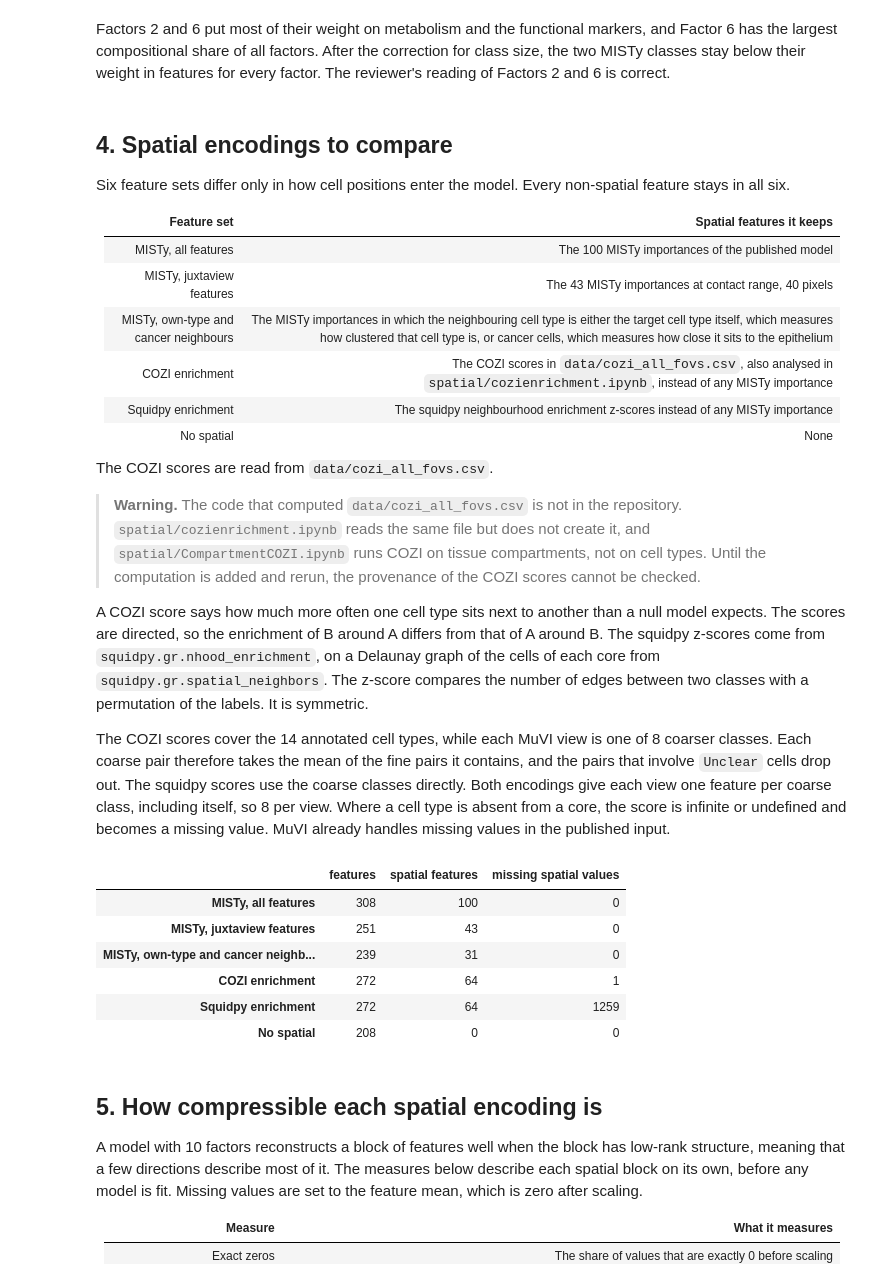
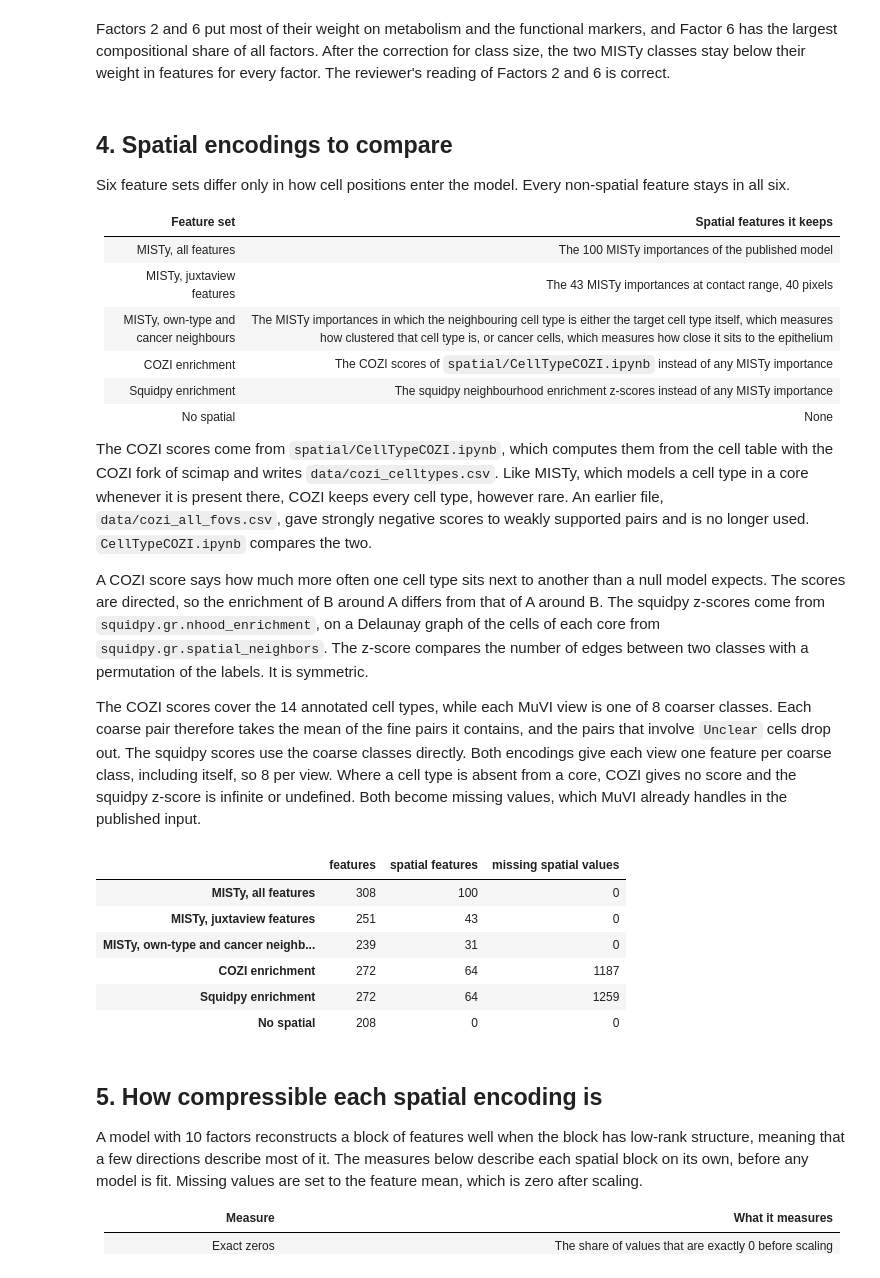
Before and after one commit to HartmannLab/MIBI-Analysis_Hamburg_CRC_TMA_2024, a Jupyter notebook: notebooks/multicellular/SpatialFeatureContribution.ipynb, the cells around one changed output. Drawn from its saved outputs; the diff is of its cells as text; code cells hidden in the pictures.

```diff
--- a/notebooks/multicellular/SpatialFeatureContribution.ipynb
+++ b/notebooks/multicellular/SpatialFeatureContribution.ipynb
@@ -264,17 +264,15 @@ Six feature sets differ only in how cell positions enter the model. Every non-sp
 | MISTy, all features | The 100 MISTy importances of the published model |
 | MISTy, juxtaview features | The 43 MISTy importances at contact range, 40 pixels |
 | MISTy, own-type and cancer neighbours | The MISTy importances in which the neighbouring cell type is either the target cell type itself, which measures how clustered that cell type is, or cancer cells, which measures how close it sits to the epithelium |
-| COZI enrichment | The COZI scores in `data/cozi_all_fovs.csv`, also analysed in `spatial/cozienrichment.ipynb`, instead of any MISTy importance |
+| COZI enrichment | The COZI scores of `spatial/CellTypeCOZI.ipynb` instead of any MISTy importance |
 | Squidpy enrichment | The squidpy neighbourhood enrichment z-scores instead of any MISTy importance |
 | No spatial | None |
 
-The COZI scores are read from `data/cozi_all_fovs.csv`.
-
-> **Warning.** The code that computed `data/cozi_all_fovs.csv` is not in the repository. `spatial/cozienrichment.ipynb` reads the same file but does not create it, and `spatial/CompartmentCOZI.ipynb` runs COZI on tissue compartments, not on cell types. Until the computation is added and rerun, the provenance of the COZI scores cannot be checked.
+The COZI scores come from `spatial/CellTypeCOZI.ipynb`, which computes them from the cell table with the COZI fork of scimap and writes `data/cozi_celltypes.csv`. Like MISTy, which models a cell type in a core whenever it is present there, COZI keeps every cell type, however rare. An earlier file, `data/cozi_all_fovs.csv`, gave strongly negative scores to weakly supported pairs and is no longer used. `CellTypeCOZI.ipynb` compares the two.
 
 A COZI score says how much more often one cell type sits next to another than a null model expects. The scores are directed, so the enrichment of B around A differs from that of A around B. The squidpy z-scores come from `squidpy.gr.nhood_enrichment`, on a Delaunay graph of the cells of each core from `squidpy.gr.spatial_neighbors`. The z-score compares the number of edges between two classes with a permutation of the labels. It is symmetric.
 
-The COZI scores cover the 14 annotated cell types, while each MuVI view is one of 8 coarser classes. Each coarse pair therefore takes the mean of the fine pairs it contains, and the pairs that involve `Unclear` cells drop out. The squidpy scores use the coarse classes directly. Both encodings give each view one feature per coarse class, including itself, so 8 per view. Where a cell type is absent from a core, the score is infinite or undefined and becomes a missing value. MuVI already handles missing values in the published input.
+The COZI scores cover the 14 annotated cell types, while each MuVI view is one of 8 coarser classes. Each coarse pair therefore takes the mean of the fine pairs it contains, and the pairs that involve `Unclear` cells drop out. The squidpy scores use the coarse classes directly. Both encodings give each view one feature per coarse class, including itself, so 8 per view. Where a cell type is absent from a core, COZI gives no score and the squidpy z-score is infinite or undefined. Both become missing values, which MuVI already handles in the published input.
 # %%
 cell_types = ["CD163_Macrophage", "CD68_Macrophage", "Other_immune_cell", "Endothelial_cell", "Cancer_cell",
               "CD4_Tcell", "CD8_Tcell", "NK_cell", "Monocyte", "Neutrophil", "APC", "CAF", "B_cell", "T_reg_cell"]
@@ -314,9 +312,8 @@ coarse_of = {fine: coarse for coarse, fines in {
 }.items() for fine in fines}
 
 # COZI scores, from the annotated cell types to the coarse classes of the views
-cozi = pd.read_csv(data_dir + "cozi_all_fovs.csv", index_col=0)
+cozi = pd.read_csv(data_dir + "cozi_celltypes.csv", index_col="fov")[["interaction", "zscore"]]
 cozi.columns = ["interaction", "value"]
-cozi = cozi.replace([np.inf, -np.inf], np.nan)
 cozi[["target", "neighbour"]] = [target_and_predictor("." + i) for i in cozi.interaction]
 cozi = cozi[cozi.target.isin(coarse_of) & cozi.neighbour.isin(coarse_of)]
 cozi["view"] = cozi.target.map(coarse_of)
@@ -357,34 +354,34 @@ def build_feature_set(policy):
     '''One data frame per view: the non-spatial features, plus the spatial encoding of the policy'''
     out = {}
     for view in view_names:
         frame = published_features[view]
         kept = [c for c in frame.columns
                 if feature_class(c) not in spatial_classes or keep_misty(view, c, policy)]
         out[view] = frame[kept]
         if policy == "cozi":
             out[view] = pd.concat([out[view], cozi_features[view]], axis=1)
         if policy == "squidpy":
             out[view] = pd.concat([out[view], squidpy_features[view]], axis=1)
     return out
 
 def spatial_block(views):
     '''The spatial features of a feature set, all views side by side'''
     return pd.concat([frame[[c for c in frame.columns if feature_class(c) in spatial_classes]]
                       for frame in views.values()], axis=1)
 
 feature_sets = {label: build_feature_set(policy) for label, policy in [
     ("MISTy, all features", "all"), ("MISTy, juxtaview features", "juxtaview"), ("MISTy, own-type and cancer neighbours", "self and cancer"),
     ("COZI enrichment", "cozi"), ("Squidpy enrichment", "squidpy"), ("No spatial", "none")]}
 pd.DataFrame({label: {"features": sum(f.shape[1] for f in views.values()),
                       "spatial features": spatial_block(views).shape[1],
                       "missing spatial values": int(spatial_block(views).isna().sum().sum())}
               for label, views in feature_sets.items()}).T
 # %% [output]
 |  | features | spatial features | missing spatial values |
 | MISTy, all features | 308 | 100 | 0 |
 | MISTy, juxtaview features | 251 | 43 | 0 |
 | MISTy, own-type and cancer neighb... | 239 | 31 | 0 |
-| COZI enrichment | 272 | 64 | 1 |
+| COZI enrichment | 272 | 64 | 1187 |
 | Squidpy enrichment | 272 | 64 | 1259 |
 | No spatial | 208 | 0 | 0 |
 # %% [markdown]
```
Also changed, not shown: parts of 21 cells of this notebook, 3 other files.
